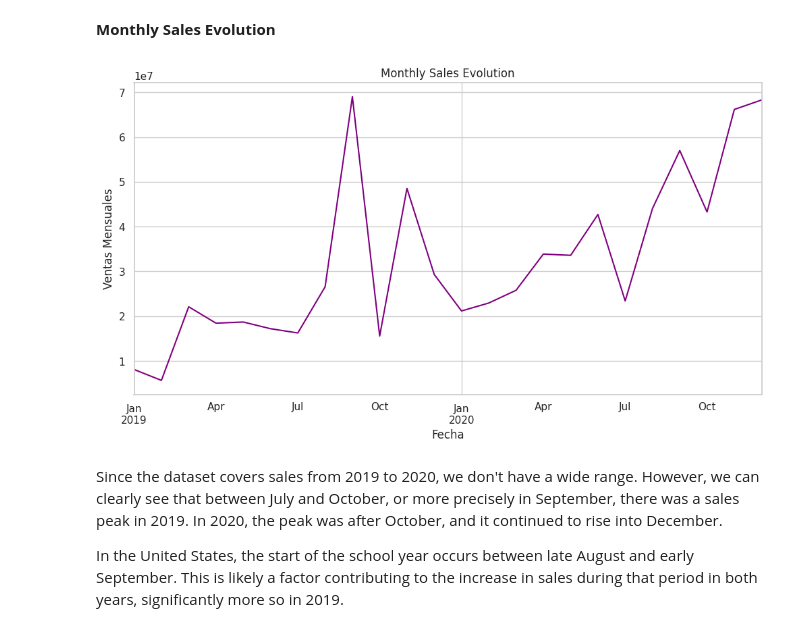
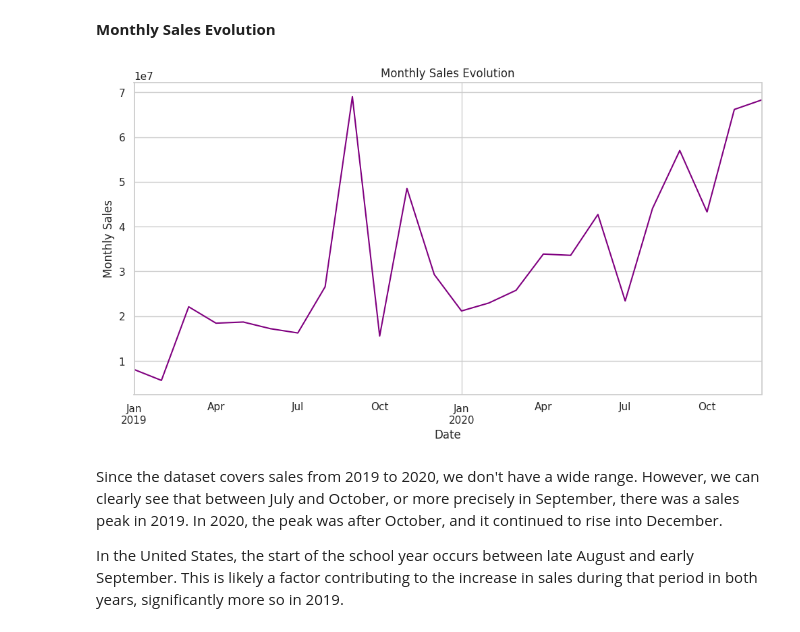
Before and after one commit to sebastianjbustos/superstore-analysis, a Jupyter notebook: SuperStore_Analysis.ipynb, the cells around one changed output. Drawn from its saved outputs; the diff is of its cells as text; code cells hidden in the pictures.

```diff
--- a/SuperStore_Analysis.ipynb
+++ b/SuperStore_Analysis.ipynb
@@ -225,20 +225,20 @@ It is most likely that this distribution is because California has the largest p
 # %%
 # Monthly Sales Evolution
 
 df['Order Date'] = pd.to_datetime(df['Order Date'])
 monthly_sales = df.resample('M', on='Order Date')['Sales'].sum()
 
 plt.figure(figsize=(12, 6))
 monthly_sales.plot(kind='line', color='purple')
 
 # Modificar las etiquetas del eje Y para mostrar valores en millones
 
 plt.title('Monthly Sales Evolution')
-plt.xlabel('Fecha')
-plt.ylabel('Ventas Mensuales')
+plt.xlabel('Date')
+plt.ylabel('Monthly Sales')
 plt.show()
 # %% [output]
-[figure, old version]
+[figure, new version]
 # %% [markdown]
 Since the dataset covers sales from 2019 to 2020, we don't have a wide range. However, we can clearly see that between July and October, or more precisely in September, there was a sales peak in 2019. In 2020, the peak was after October, and it continued to rise into December.
 
```
Also changed, not shown: parts of 5 cells of this notebook.
